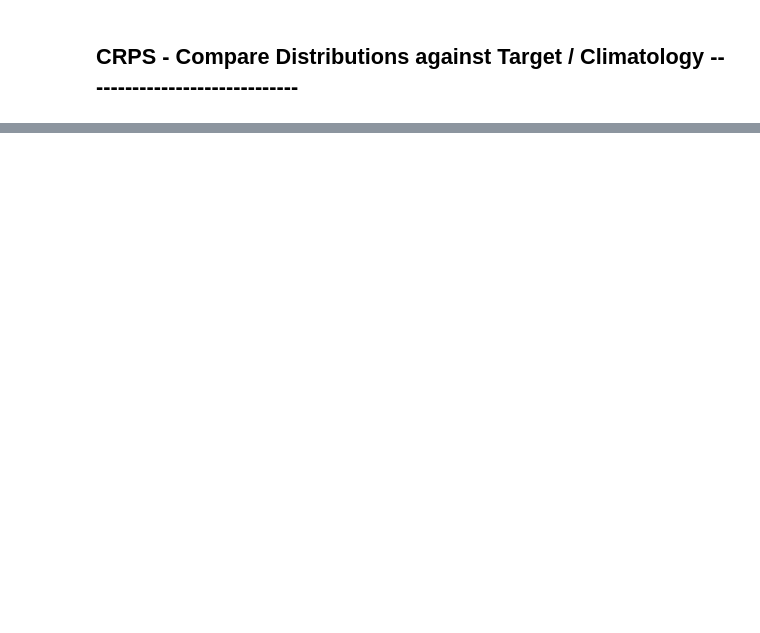
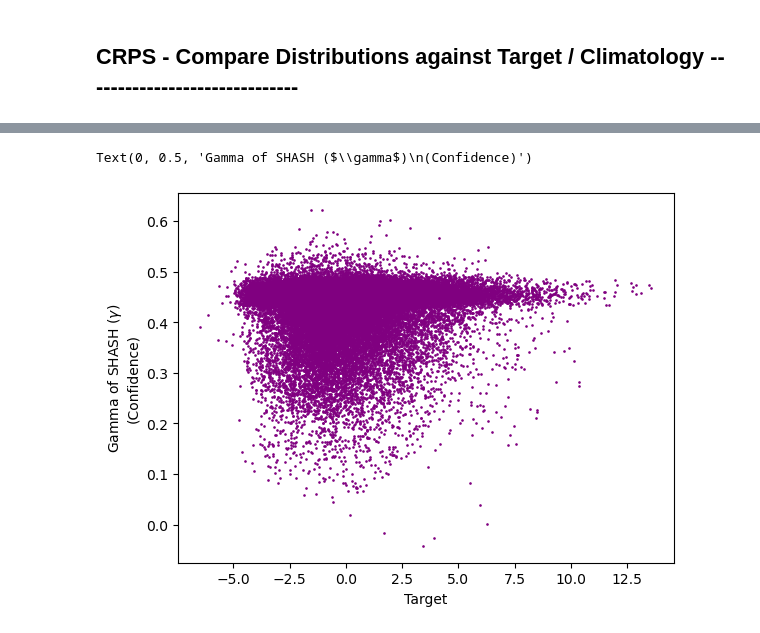
Before and after one commit to Jolan-vP/E3SM, a Jupyter notebook: analysis_006.ipynb, the cells around one changed output, grey strips where cells are left out. Cells and saved outputs as stored; diff of their text form; code cells hidden in the pictures; blank space fills up the shorter version.

```diff
--- a/analysis_006.ipynb
+++ b/analysis_006.ipynb
@@ -460,3 +640,13 @@ Text(0.5, 0, 'Standard Deviation of SHASH ($\\sigma$)')
+# %%
+# Confidence vs Target Value
+
+plt.figure()
+plt.scatter(test_target, output[:,2] , s = 0.8, color = 'purple') # CRPS (accuracy) vs. Standard Deviation (confidence)
+plt.xlabel("Target")
+plt.ylabel(r"Gamma of SHASH ($\gamma$)" "\n" "(Confidence)")
+# %% [output]
+Text(0, 0.5, 'Gamma of SHASH ($\\gamma$)\n(Confidence)')
+[figure, added]
 # %%
 # SORT DATA:
 
```
Also changed, not shown: parts of 17 cells of this notebook, 3 other files.
